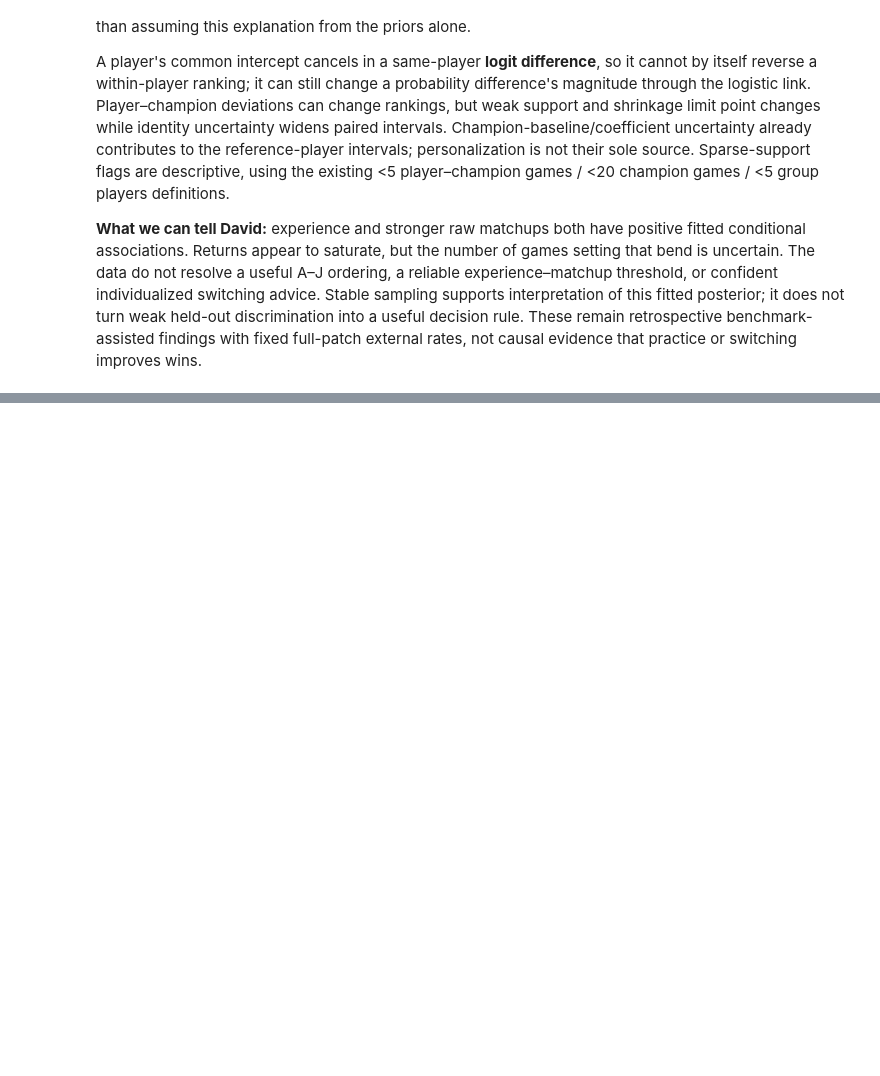
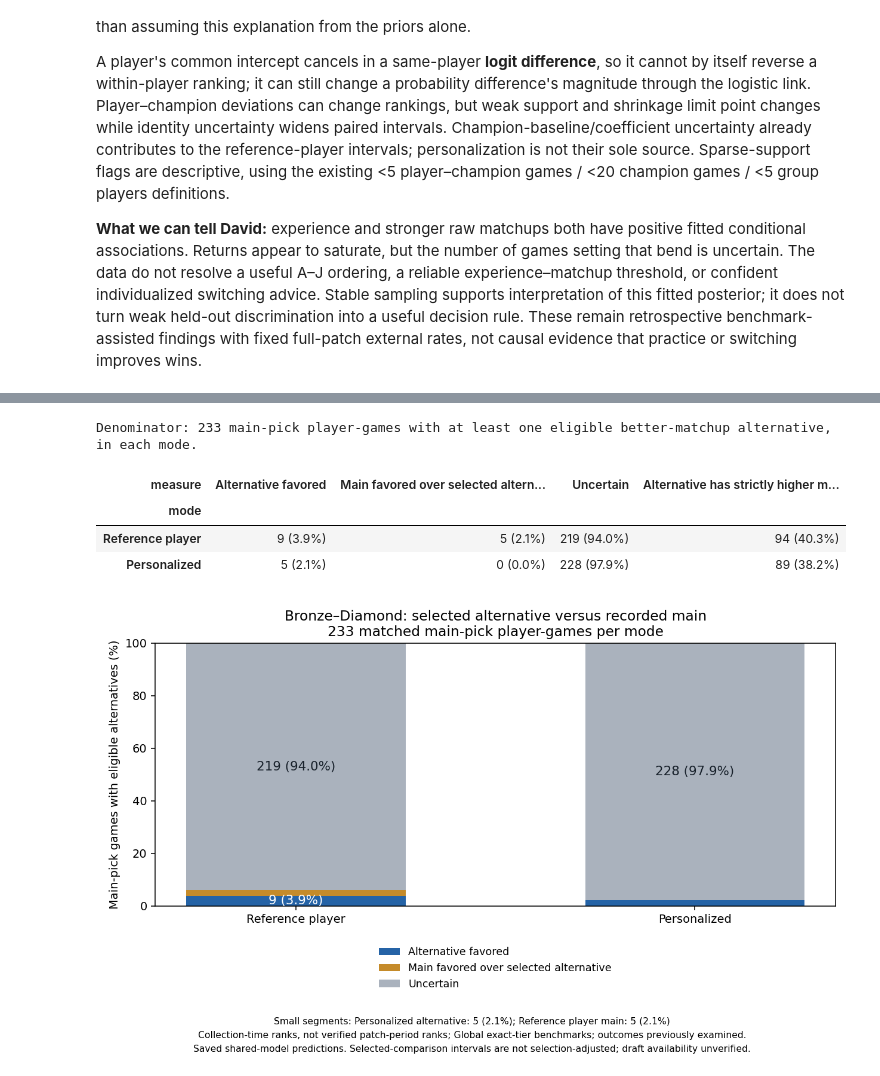
Before and after one commit to minhhohoang/riot-game-prediction, a Jupyter notebook: hlr_model/broad_rank_modeling.ipynb, the cells around one changed output, grey strips where cells are left out. Saved outputs shown, nothing was run; the diff lists cells and outputs as text; code cells hidden in the pictures; blank space fills up the shorter version.

```diff
--- a/hlr_model/broad_rank_modeling.ipynb
+++ b/hlr_model/broad_rank_modeling.ipynb
@@ -674,0 +685,13 @@ A player's common intercept cancels in a same-player **logit difference**, so it
+# %%
+from pathlib import Path
+import sys
+import pandas as pd
+from IPython.display import display,Image
+_report_start=Path.cwd().resolve()
+_report_root=next(p for p in [_report_start,*_report_start.parents]
+                  if (p/'hlr_model/main_pick_decision_report.py').is_file())
+if str(_report_root) not in sys.path:sys.path.insert(0,str(_report_root))
+from hlr_model import main_pick_decision_report as main_pick_report
+MAIN_PICK_REPORT=main_pick_report.build_report(_report_root,'Bronze–Diamond')
+print('Verified saved shared fit, full diagnostic gate and input hashes; no inference, prediction or evaluation ran.')
+print('New report directory:',MAIN_PICK_REPORT['output'])
@@ -674,0 +705,9 @@ A player's common intercept cancels in a same-player **logit difference**, so it
+# %%
+_report_summary=MAIN_PICK_REPORT['summary']
+display(_report_summary.loc[_report_summary.section.eq('coverage'),
+    ['measure','count','players','unique_matches','denominator','percent']].set_index('measure').style.format({'percent':'{:.1f}%'}))
+display(_report_summary.loc[_report_summary.section.eq('context') & _report_summary['mode'].eq('Both modes'),
+    ['measure','count','players','unique_matches']].set_index('measure'))
+print('Disjoint reasons for losing main-pick games after checking the main benchmark:')
+display(_report_summary.loc[_report_summary.section.eq('coverage_loss'),
+    ['measure','count','players','denominator','percent']].set_index('measure').style.format({'percent':'{:.1f}%'}))
@@ -674,0 +737,16 @@ A player's common intercept cancels in a same-player **logit difference**, so it
+# %%
+_frequency=_report_summary.loc[_report_summary.section.isin(['classification','point_preference'])].copy()
+_frequency['games (percent)']=[f'{r.count} ({r.percent:.1f}%)' for r in _frequency.itertuples()]
+_compact_frequency=_frequency.pivot(index='mode',columns='measure',values='games (percent)').reindex(
+    index=['Reference player','Personalized'],columns=[*main_pick_report.CATEGORIES,'Alternative has strictly higher mean prediction'])
+_report_denominator=int(_frequency.denominator.iloc[0])
+print(f'Denominator: {_report_denominator} main-pick player-games with at least one eligible better-matchup alternative, in each mode.')
+display(_compact_frequency)
+display(Image(filename=str(MAIN_PICK_REPORT['output']/'classifications.png')))
+# %% [output]
+Denominator: 233 main-pick player-games with at least one eligible better-matchup alternative, in each mode.
+| measure | Alternative favored | Main favored over selected altern... | Uncertain | Alternative has strictly higher m... |
+| mode |  |  |  |  |
+| Reference player | 9 (3.9%) | 5 (2.1%) | 219 (94.0%) | 94 (40.3%) |
+| Personalized | 5 (2.1%) | 0 (0.0%) | 228 (97.9%) | 89 (38.2%) |
+[figure, added]
```
Also changed, not shown: parts of 13 cells of this notebook, 11 other files.
